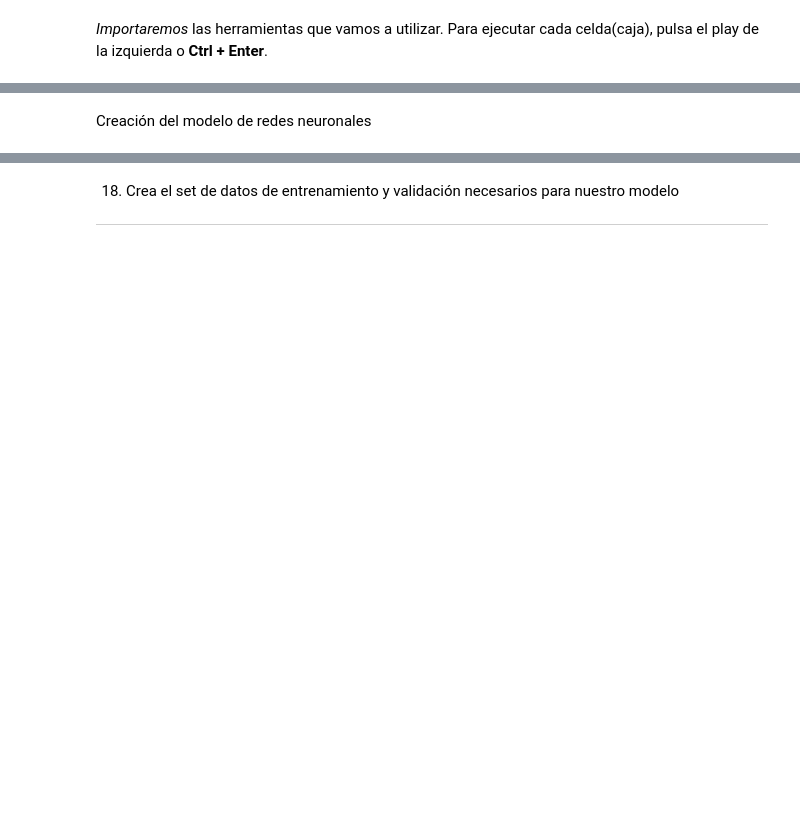
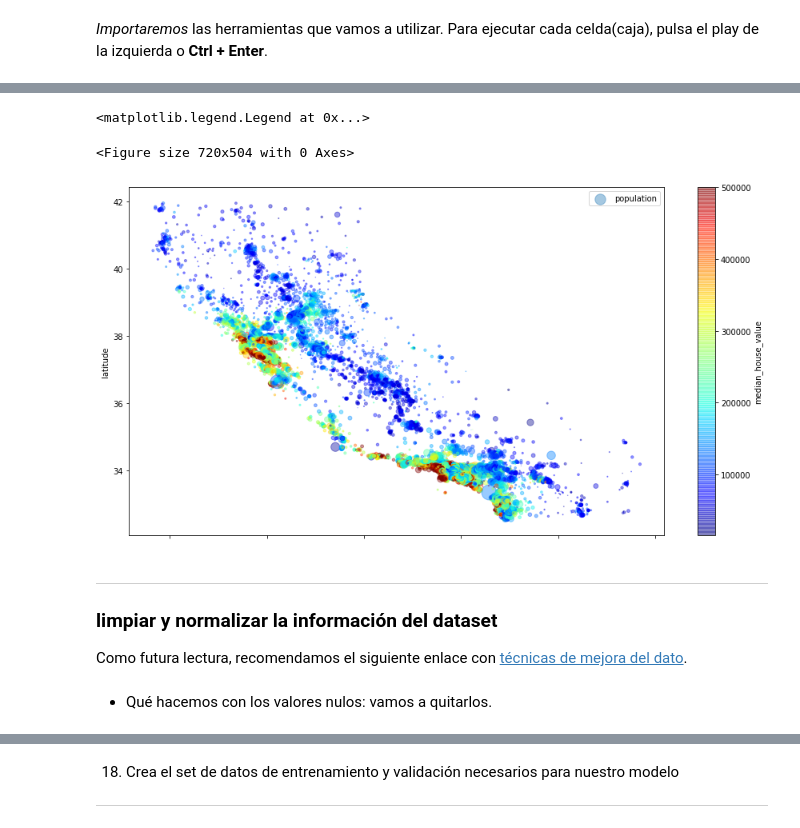
Before and after one commit to LAMDAMielgo/saturdaysAI_dl_mad22, a Jupyter notebook: week_1/challenge/DL_S1_Challenge_Oceans.ipynb, the cells around one changed output, grey strips where cells are left out. Drawn from its saved outputs; the diff is of its cells as text; code cells hidden in the pictures; blank space fills up the shorter version.

```diff
--- a/week_1/challenge/DL_S1_Challenge_Oceans.ipynb
+++ b/week_1/challenge/DL_S1_Challenge_Oceans.ipynb
@@ -63,0 +76,3 @@ Los datos se almacenarán en un dataframe llamado **df**.
+# %%
+df = pd.read_csv(f'{drive_mount_folder}{root_dir}/data/housing.csv')
+df.head()
@@ -272,2 +136,22 @@ En Deep Learning uno de los usos más frecuentes del modelo de redes neuronales
-# %% [markdown]
-Creación del modelo de redes neuronales
+# %%
+plt.figure(figsize=(10,7))
+plotter = df.copy()
+plotter.plot(
+    kind="scatter", x="longitude", y="latitude",
+             alpha=0.4, s=plotter["population"]/100, label="population",
+             figsize=(15,8), c="median_house_value", cmap=plt.get_cmap("jet"),colorbar=True
+)
+plt.legend()
+# %% [output]
+<matplotlib.legend.Legend at 0x...>
+<Figure size 720x504 with 0 Axes>
+[figure, added]
+# %% [markdown]
+----
+<a name="section4"></a>
+
+### limpiar y normalizar la información del dataset
+
+Como futura lectura, recomendamos el siguiente enlace con [técnicas de mejora del dato](https://www.kaggle.com/pavansanagapati/simple-tutorial-how-to-handle-missing-data).
+# %% [markdown]
+* Qué hacemos con los valores nulos: vamos a quitarlos.
```
Also changed, not shown: parts of 147 cells of this notebook.
